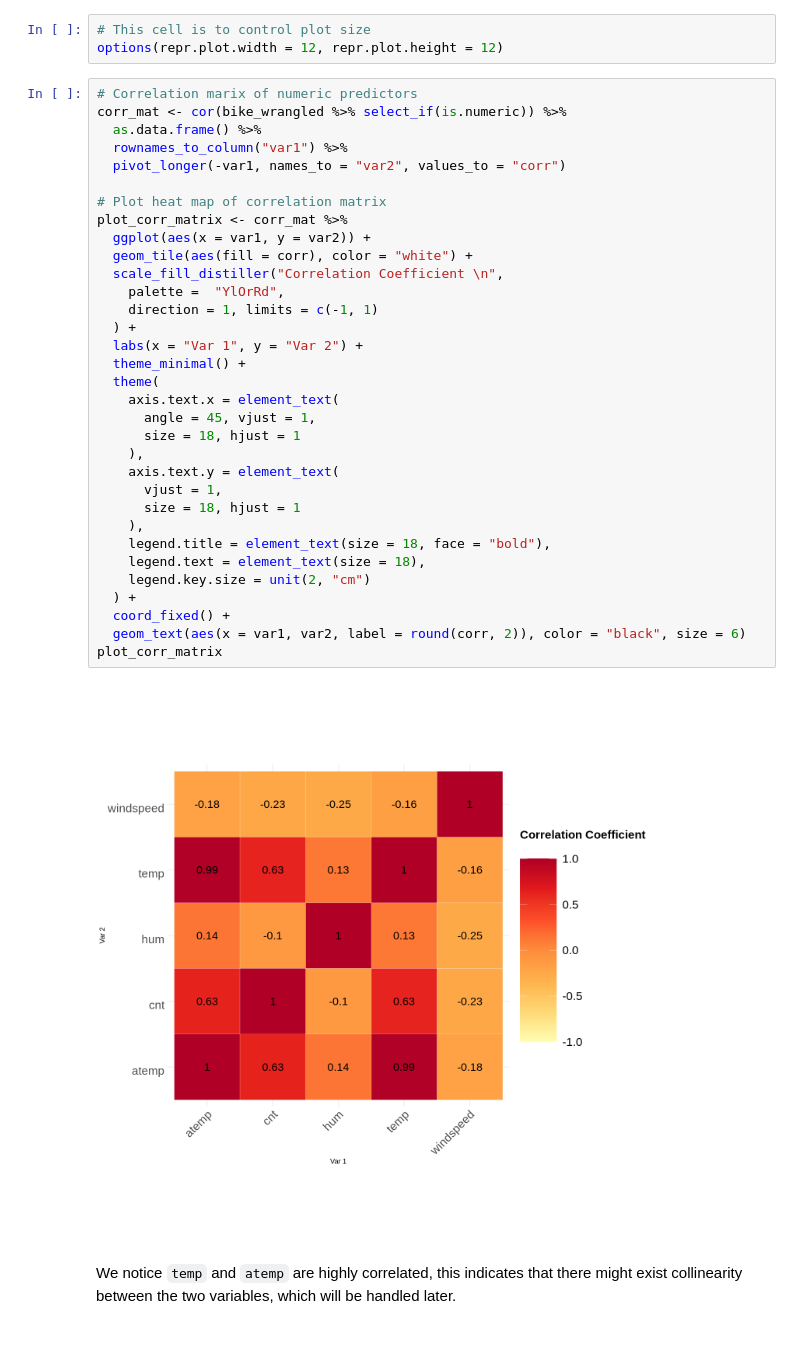
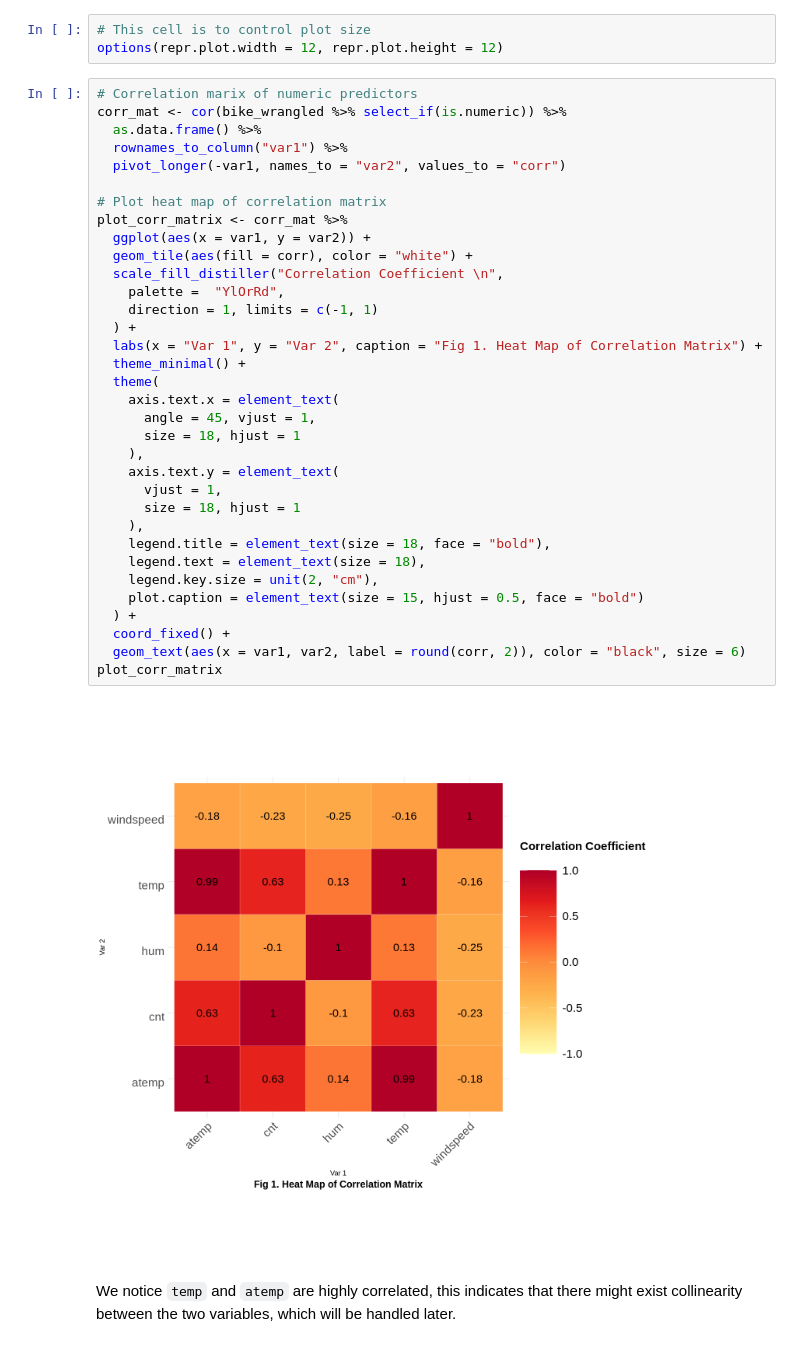
Before and after one commit to tonyliang19/stat301-group-project, a Jupyter notebook: src/methods_tony.ipynb, the cells around one changed output. Saved outputs shown, nothing was run; the diff lists cells and outputs as text.

```diff
--- a/src/methods_tony.ipynb
+++ b/src/methods_tony.ipynb
@@ -186,36 +167,37 @@ options(repr.plot.width = 12, repr.plot.height = 12)
 corr_mat <- cor(bike_wrangled %>% select_if(is.numeric)) %>%
   as.data.frame() %>%
   rownames_to_column("var1") %>%
   pivot_longer(-var1, names_to = "var2", values_to = "corr")
 
 # Plot heat map of correlation matrix
 plot_corr_matrix <- corr_mat %>%
   ggplot(aes(x = var1, y = var2)) +
   geom_tile(aes(fill = corr), color = "white") +
   scale_fill_distiller("Correlation Coefficient \n",
     palette =  "YlOrRd",
     direction = 1, limits = c(-1, 1)
   ) +
-  labs(x = "Var 1", y = "Var 2") +
+  labs(x = "Var 1", y = "Var 2", caption = "Fig 1. Heat Map of Correlation Matrix") +
   theme_minimal() +
   theme(
     axis.text.x = element_text(
       angle = 45, vjust = 1,
       size = 18, hjust = 1
     ),
     axis.text.y = element_text(
       vjust = 1,
       size = 18, hjust = 1
     ),
     legend.title = element_text(size = 18, face = "bold"),
     legend.text = element_text(size = 18),
-    legend.key.size = unit(2, "cm")
+    legend.key.size = unit(2, "cm"),
+    plot.caption = element_text(size = 15, hjust = 0.5, face = "bold")
   ) +
   coord_fixed() +
   geom_text(aes(x = var1, var2, label = round(corr, 2)), color = "black", size = 6)
 plot_corr_matrix
 # %% [output]
-[figure, old version]
+[figure, new version]
 # %% [markdown]
 We notice `temp` and `atemp` are highly correlated, this indicates that there might exist collinearity between the two variables, which will be handled later.
 # %% [markdown]
```
Also changed, not shown: parts of 8 cells of this notebook.
